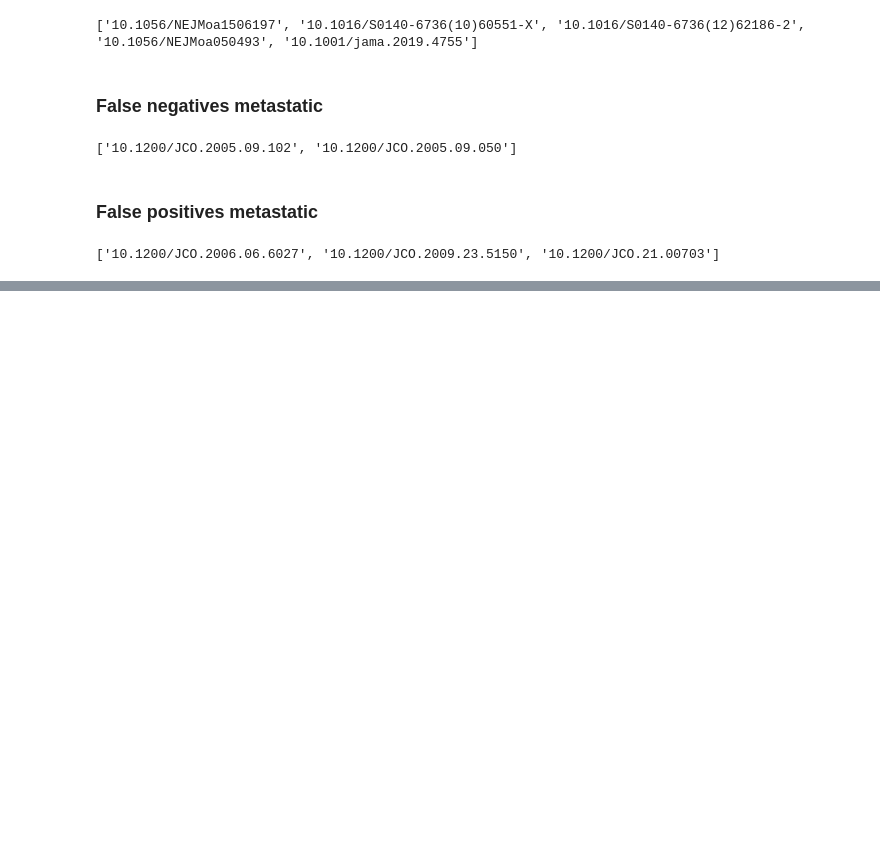
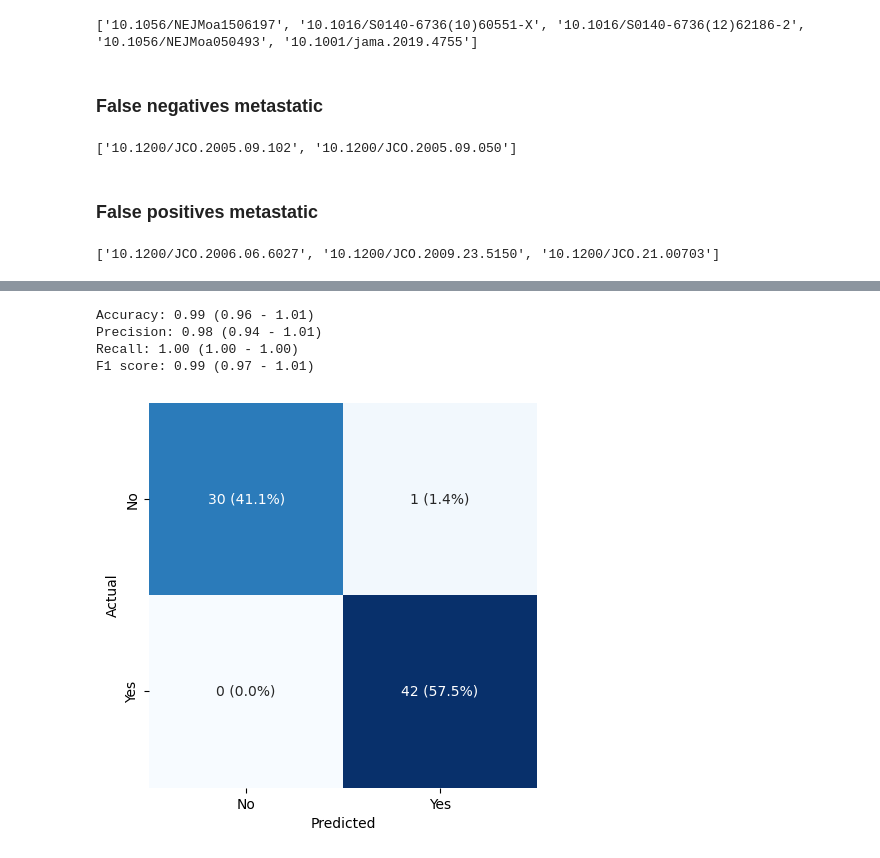
Before and after one commit to windisch-paul/o1, a Jupyter notebook: analysis.ipynb, the cells around one changed output, grey strips where cells are left out. Saved outputs shown, nothing was run; the diff lists cells and outputs as text; code cells hidden in the pictures; blank space fills up the shorter version.

```diff
--- a/analysis.ipynb
+++ b/analysis.ipynb
@@ -551,0 +633,54 @@ df_accepted.to_csv("accepted_new.csv", index=False)
+# %%
+# Create confusion matrix plot of predicted and actual values for METASTATIC
+cm_o1_metastatic_verbose = pd.crosstab(df_verbose_not_none["ground_truth_metastatic"], df_verbose_not_none["o1_metastatic"])
+
+# Calculate true positives, false positives, false negatives, and true negatives
+tp_o1_metastatic_verbose = cm_o1_metastatic_verbose.loc[True, True]
+fp_o1_metastatic_verbose = cm_o1_metastatic_verbose.loc[False, True]
+fn_o1_metastatic_verbose = cm_o1_metastatic_verbose.loc[True, False]
+tn_o1_metastatic_verbose = cm_o1_metastatic_verbose.loc[False, False]
+
+# Calculate accuracy, precision, recall, f1 score
+accuracy_o1_metastatic_verbose = (tp_o1_metastatic_verbose + tn_o1_metastatic_verbose) / (tp_o1_metastatic_verbose + tn_o1_metastatic_verbose + fp_o1_metastatic_verbose + fn_o1_metastatic_verbose)
+precision_o1_metastatic_verbose = tp_o1_metastatic_verbose / (tp_o1_metastatic_verbose + fp_o1_metastatic_verbose)
+recall_o1_metastatic_verbose = tp_o1_metastatic_verbose / (tp_o1_metastatic_verbose + fn_o1_metastatic_verbose)
+f1_score_o1_metastatic_verbose = 2 * precision_o1_metastatic_verbose * recall_o1_metastatic_verbose / (precision_o1_metastatic_verbose + recall_o1_metastatic_verbose)
+
+# Calculate the 95% confidence interval for the accuracy, precision, recall, and f1 score
+accuracy_o1_metastatic_verbose_ci = 1.96 * np.sqrt((accuracy_o1_metastatic_verbose * (1 - accuracy_o1_metastatic_verbose)) / df_verbose.shape[0])
+precision_o1_metastatic_verbose_ci = 1.96 * np.sqrt((precision_o1_metastatic_verbose * (1 - precision_o1_metastatic_verbose)) / df_verbose.shape[0])
+recall_o1_metastatic_verbose_ci = 1.96 * np.sqrt((recall_o1_metastatic_verbose * (1 - recall_o1_metastatic_verbose)) / df_verbose.shape[0])
+f1_score_o1_metastatic_verbose_ci = 1.96 * np.sqrt((f1_score_o1_metastatic_verbose * (1 - f1_score_o1_metastatic_verbose)) / df_verbose.shape[0])
+
+print(f"Accuracy: {accuracy_o1_metastatic_verbose:.2f} ({accuracy_o1_metastatic_verbose-accuracy_o1_metastatic_verbose_ci:.2f} - {accuracy_o1_metastatic_verbose+accuracy_o1_metastatic_verbose_ci:.2f})")
+print(f"Precision: {precision_o1_metastatic_verbose:.2f} ({precision_o1_metastatic_verbose-precision_o1_metastatic_verbose_ci:.2f} - {precision_o1_metastatic_verbose+precision_o1_metastatic_verbose_ci:.2f})")
+print(f"Recall: {recall_o1_metastatic_verbose:.2f} ({recall_o1_metastatic_verbose-recall_o1_metastatic_verbose_ci:.2f} - {recall_o1_metastatic_verbose+recall_o1_metastatic_verbose_ci:.2f})")
+print(f"F1 score: {f1_score_o1_metastatic_verbose:.2f} ({f1_score_o1_metastatic_verbose-f1_score_o1_metastatic_verbose_ci:.2f} - {f1_score_o1_metastatic_verbose+f1_score_o1_metastatic_verbose_ci:.2f})")
+# %% [output]
+Accuracy: 0.99 (0.96 - 1.01)
+Precision: 0.98 (0.94 - 1.01)
+Recall: 1.00 (1.00 - 1.00)
+F1 score: 0.99 (0.97 - 1.01)
+# %%
+# Create confusion matrix plot of predicted and actual values for METASTATIC
+fig = plt.figure(figsize=(5, 5))
+
+# Create labels with counts and percentages
+labels_o1_metastatic_verbose = cm_o1_metastatic_verbose.values.astype(str)
+labels_o1_metastatic_verbose[0, 0] = f"{cm_o1_metastatic_verbose.values[0,0]} ({100 * tn_o1_metastatic_verbose/df_verbose_not_none.shape[0]:.1f}%)"
+labels_o1_metastatic_verbose[0, 1] = f"{cm_o1_metastatic_verbose.values[0,1]} ({100 * fp_o1_metastatic_verbose/df_verbose_not_none.shape[0]:.1f}%)"
+labels_o1_metastatic_verbose[1, 0] = f"{cm_o1_metastatic_verbose.values[1,0]} ({100 * fn_o1_metastatic_verbose/df_verbose_not_none.shape[0]:.1f}%)"
+labels_o1_metastatic_verbose[1, 1] = f"{cm_o1_metastatic_verbose.values[1,1]} ({100 * tp_o1_metastatic_verbose/df_verbose_not_none.shape[0]:.1f}%)"
+
+sns.heatmap(cm_o1_metastatic_verbose, annot=labels_o1_metastatic_verbose, fmt="", cmap="Blues")
+plt.xlabel("Predicted")
+plt.ylabel("Actual")
+plt.xticks([0.5, 1.5], ["No", "Yes"])
+plt.yticks([0.5, 1.5], ["No", "Yes"])
+# Remove the colorbar but keep the width of the heatmap
+plt.gca().collections[0].colorbar.remove()
+plt.show()
+
+fig.savefig("plots/o1_metastatic_verbose_confusion.png", dpi=300, bbox_inches="tight")
+# %% [output]
+[figure, added]
```
Also changed, not shown: parts of 15 cells of this notebook, 4 other files.
